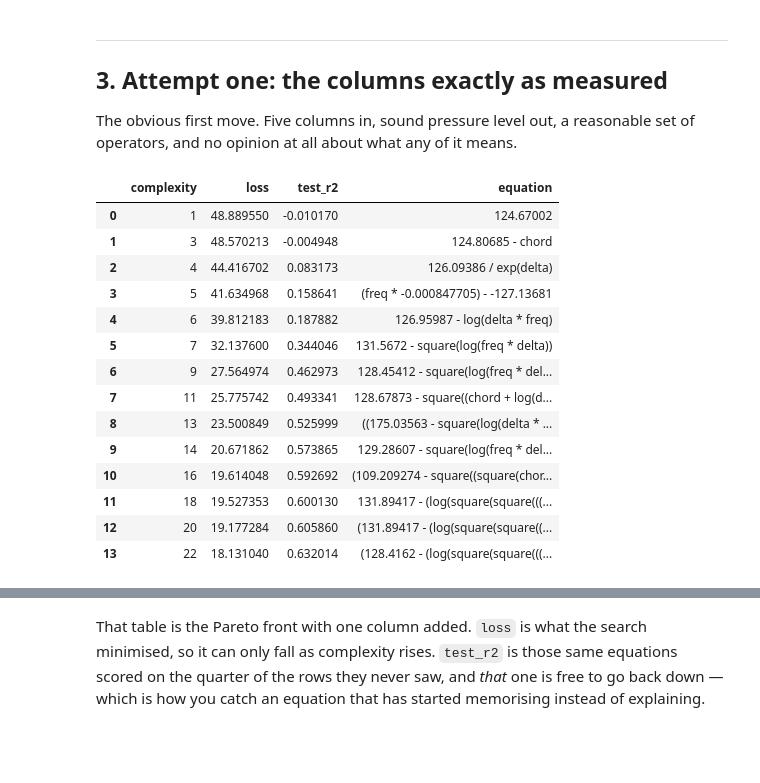
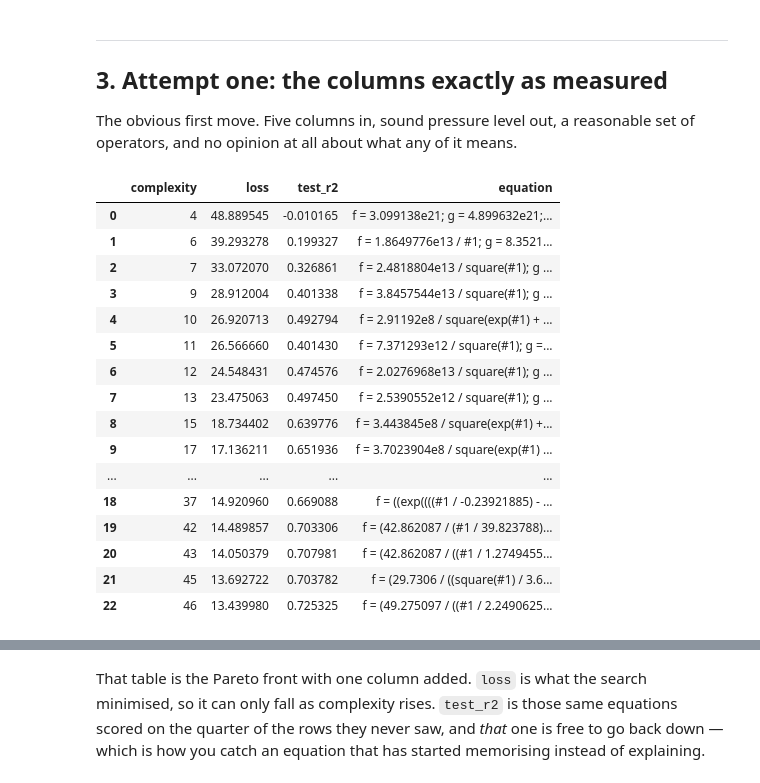
Before and after one commit to ibrahim775/sr_tutorial_material, a Jupyter notebook: 02_hands_on/02_airfoil_self_noise.ipynb, the cells around one changed output, grey strips where cells are left out. Saved outputs shown, nothing was run; the diff lists cells and outputs as text; code cells hidden in the pictures; blank space fills up the shorter version.

Commit message:
More edits during the session
Mainly tried in notebook 2 to do my own model

```diff
--- a/02_hands_on/02_airfoil_self_noise.ipynb
+++ b/02_hands_on/02_airfoil_self_noise.ipynb
@@ -148,39 +151,52 @@ operators, and no opinion at all about what any of it means.
 # %%
 SEARCH = dict(
     binary_operators=["+", "-", "*", "/"],
-    unary_operators=["log", "exp", "square"],
-    maxsize=25,          # largest expression the search may build
+    unary_operators=["square", "exp", "log"],
+    maxsize=50,          # largest expression the search may build
     niterations=40,      # how long the populations get to evolve
     random_state=0,
     **REPRO,
 )
+
+no_nesting = dict(
+    nested_constraints={
+        "exp": {"exp": 0, "log": 1},
+        "log": {"log": 0, "exp": 0},
+        "square": {"square": 0}
+    },
+)
+
+separable = TemplateExpressionSpec("log(f(x1*x5/x4)) + log(g(x5/x3)) + log(h(x1*x3/x4)) + log(k(x2))", expressions=["f", "g", "h", "k"],
+                                   variable_names=["x1", "x2", "x3", "x4", "x5"])
 # Each of the three fits below takes roughly a minute on a laptop that is not busy
 # doing something else. If yours is, drop niterations to 20 — the story survives it,
 # the equations just come out a little shorter.
 
 X_raw, names_raw = view(df, "raw")
 
-raw_model = PySRRegressor(**SEARCH)
+raw_model = PySRRegressor(expression_spec=separable, **SEARCH, **no_nesting)
 raw_model.fit(X_raw[train], y[train], variable_names=names_raw)
 
 raw_front = front_scores(raw_model, X_raw[test], y[test])
 raw_front
 # %% [output]
 |  | complexity | loss | test_r2 | equation |
-| 0 | 1 | 48.889550 | -0.010170 | 124.67002 |
-| 1 | 3 | 48.570213 | -0.004948 | 124.80685 - chord |
-| 2 | 4 | 44.416702 | 0.083173 | 126.09386 / exp(delta) |
-| 3 | 5 | 41.634968 | 0.158641 | (freq * -0.000847705) - -127.13681 |
-| 4 | 6 | 39.812183 | 0.187882 | 126.95987 - log(delta * freq) |
-| 5 | 7 | 32.137600 | 0.344046 | 131.5672 - square(log(freq * delta)) |
-| 6 | 9 | 27.564974 | 0.462973 | 128.45412 - square(log(freq * del... |
-| 7 | 11 | 25.775742 | 0.493341 | 128.67873 - square((chord + log(d... |
-| 8 | 13 | 23.500849 | 0.525999 | ((175.03563 - square(log(delta * ... |
-| 9 | 14 | 20.671862 | 0.573865 | 129.28607 - square(log(freq * del... |
-| 10 | 16 | 19.614048 | 0.592692 | (109.209274 - square((square(chor... |
-| 11 | 18 | 19.527353 | 0.600130 | 131.89417 - (log(square(square(((... |
-| 12 | 20 | 19.177284 | 0.605860 | (131.89417 - (log(square(square((... |
-| 13 | 22 | 18.131040 | 0.632014 | (128.4162 - (log(square(square(((... |
+| 0 | 4 | 48.889545 | -0.010165 | f = 3.099138e21; g = 4.899632e21;... |
+| 1 | 6 | 39.293278 | 0.199327 | f = 1.8649776e13 / #1; g = 8.3521... |
+| 2 | 7 | 33.072070 | 0.326861 | f = 2.4818804e13 / square(#1); g ... |
+| 3 | 9 | 28.912004 | 0.401338 | f = 3.8457544e13 / square(#1); g ... |
+| 4 | 10 | 26.920713 | 0.492794 | f = 2.91192e8 / square(exp(#1) + ... |
+| 5 | 11 | 26.566660 | 0.401430 | f = 7.371293e12 / square(#1); g =... |
+| 6 | 12 | 24.548431 | 0.474576 | f = 2.0276968e13 / square(#1); g ... |
+| 7 | 13 | 23.475063 | 0.497450 | f = 2.5390552e12 / square(#1); g ... |
+| 8 | 15 | 18.734402 | 0.639776 | f = 3.443845e8 / square(exp(#1) +... |
+| 9 | 17 | 17.136211 | 0.651936 | f = 3.7023904e8 / square(exp(#1) ... |
+| ... | ... | ... | ... | ... |
+| 18 | 37 | 14.920960 | 0.669088 | f = ((exp((((#1 / -0.23921885) - ... |
+| 19 | 42 | 14.489857 | 0.703306 | f = (42.862087 / (#1 / 39.823788)... |
+| 20 | 43 | 14.050379 | 0.707981 | f = (42.862087 / ((#1 / 1.2749455... |
+| 21 | 45 | 13.692722 | 0.703782 | f = (29.7306 / ((square(#1) / 3.6... |
+| 22 | 46 | 13.439980 | 0.725325 | f = (49.275097 / ((#1 / 2.2490625... |
 # %%
 # Get the best equation
 best_equation = raw_front.loc[raw_front["test_r2"].idxmax(), "equation"]
```
Also changed, not shown: parts of 4 cells of this notebook, 2 other files.
